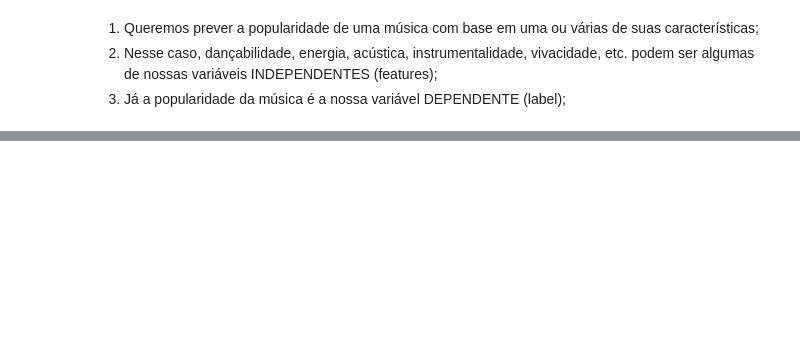
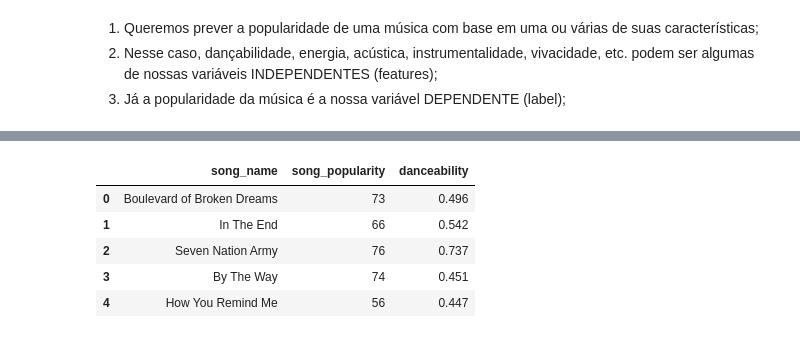
Before and after one commit to pauloh-alc/song-popularity-prediction-regression-problem, a Jupyter notebook: Previsão de popularidade da música - problema de regressão.ipynb, the cells around one changed output, grey strips where cells are left out. Cells and saved outputs as stored; diff of their text form; code cells hidden in the pictures; blank space fills up the shorter version.

```diff
--- a/Previsão de popularidade da música - problema de regressão.ipynb
+++ b/Previsão de popularidade da música - problema de regressão.ipynb
@@ -133,0 +145,11 @@ Fonte: https://developers.google.com/machine-learning/intro-to-ml?hl=pt-br
+# %%
+df_name_popularity_danceability = dataset[['song_name', 'song_popularity', 'danceability']].copy()
+# %%
+df_name_popularity_danceability.head()
+# %% [output]
+|  | song_name | song_popularity | danceability |
+| 0 | Boulevard of Broken Dreams | 73 | 0.496 |
+| 1 | In The End | 66 | 0.542 |
+| 2 | Seven Nation Army | 76 | 0.737 |
+| 3 | By The Way | 74 | 0.451 |
+| 4 | How You Remind Me | 56 | 0.447 |
```
Also changed, not shown: parts of 13 cells of this notebook.
